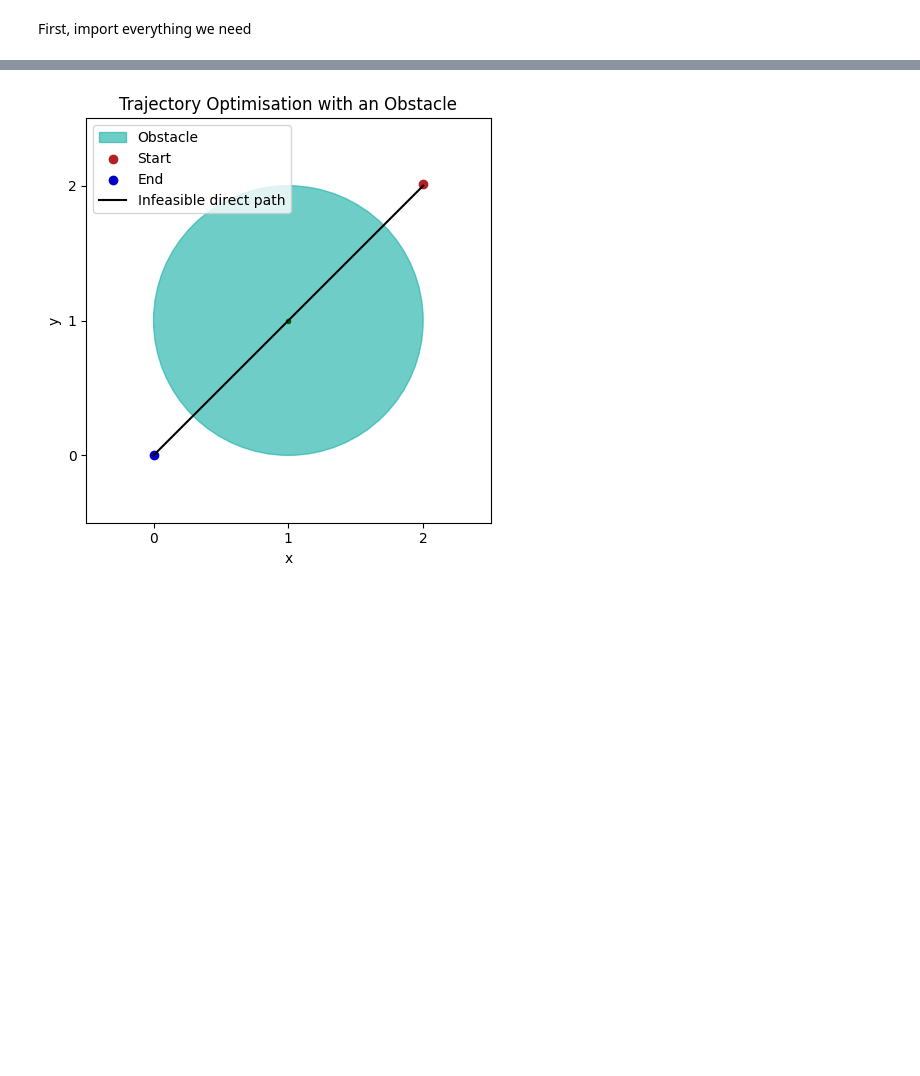
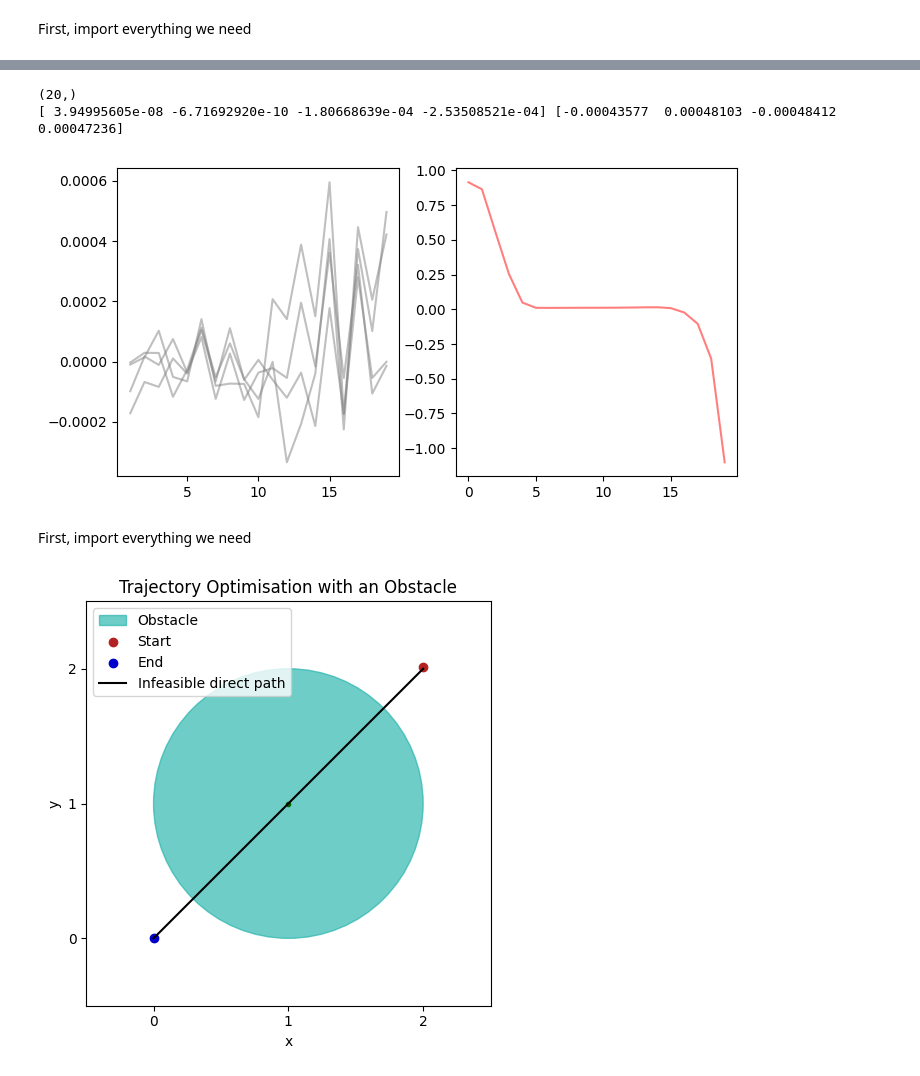
Before and after one commit to patrick-kidger/optimistix, a Jupyter notebook: docs/examples/mpc_unrolled_dynamics.ipynb, the cells around one changed output, grey strips where cells are left out. Saved outputs shown, nothing was run; the diff lists cells and outputs as text; code cells hidden in the pictures; blank space fills up the shorter version.

```diff
--- a/docs/examples/mpc_unrolled_dynamics.ipynb
+++ b/docs/examples/mpc_unrolled_dynamics.ipynb
@@ -28,3 +243,26 @@ from jaxtyping import Array
+# %%
+equality_constraints, inequality_constraints = constraint(solution.value)
+
+initial_state, continuity, target_reached = equality_constraints
+speed_limit, distance = inequality_constraints
+print(distance.shape)
+
+# Plot constraints
+fig, [ax1, ax2] = plt.subplots(1, 2, figsize=(8, 4))
+
+for state_continuity in continuity.T:
+    ax1.plot(pseudotime[1:], state_continuity, color="gray", alpha=0.5)
+
+ax2.plot(pseudotime, distance, color="red", alpha=0.5)
+# ax2.axhline(0, color="black", linestyle="--", linewidth)
+
+print(initial_state, target_reached)
+# %% [output]
+(20,)
+[ 3.94995605e-08 -6.71692920e-10 -1.80668639e-04 -2.53508521e-04] [-0.00043577  0.00048103 -0.00048412  0.00047236]
+[figure, added]
+# %% [markdown]
+First, import everything we need
 # %%
 fig, ax = plt.subplots(1, 1, figsize=(5, 5))
 
```
Also changed, not shown: parts of 19 cells of this notebook.
